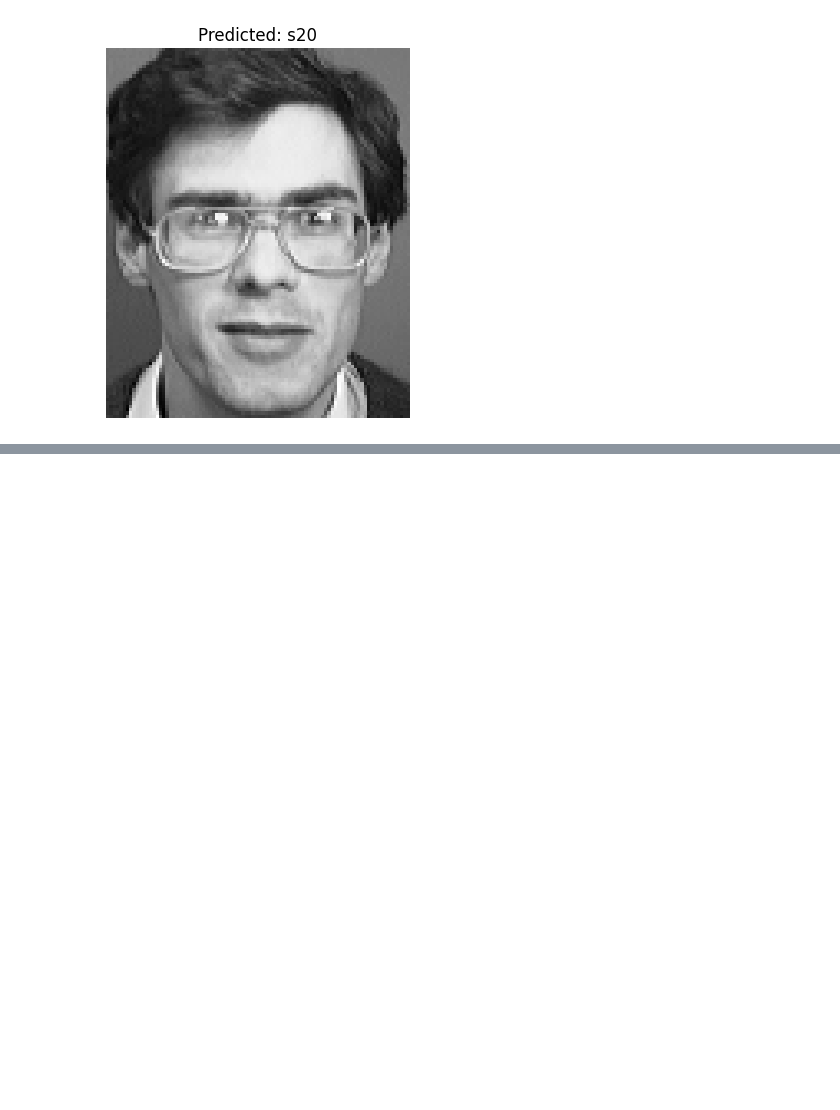
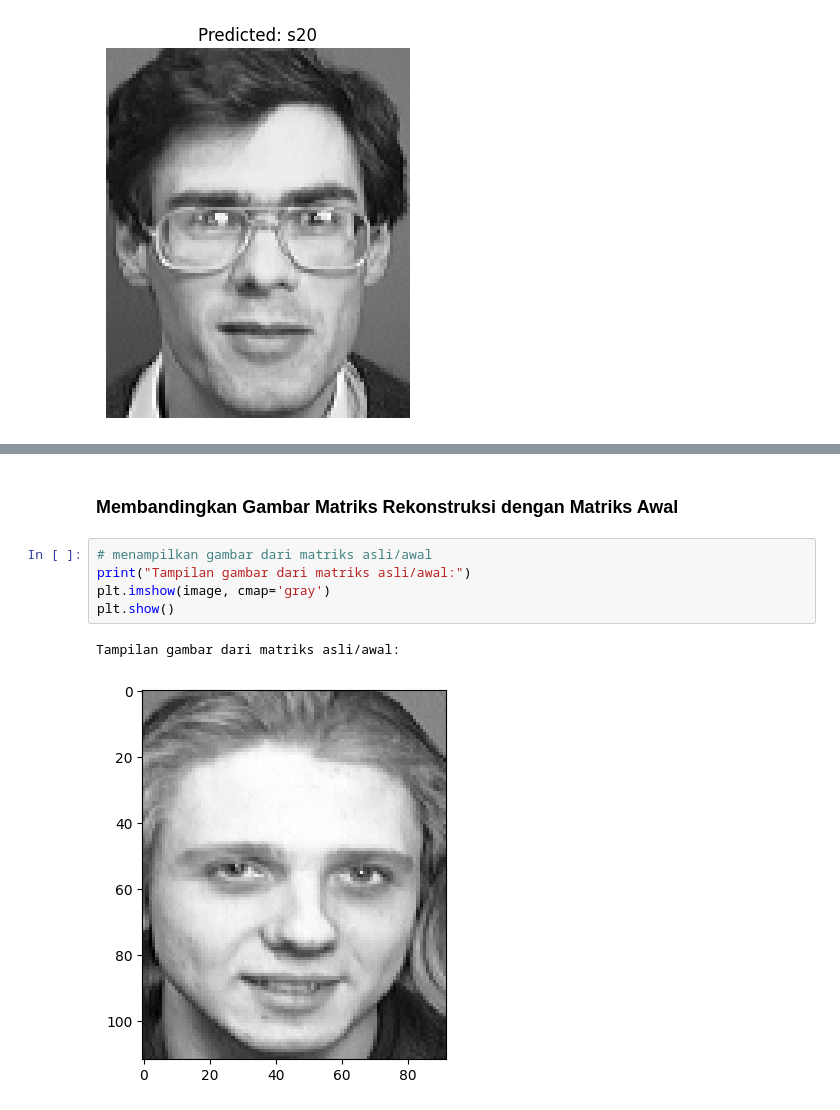
Before and after one commit to Nacxht/komputasi-aljabar-linier, a Jupyter notebook: src/eigenfaces/eigenfaces.ipynb, the cells around one changed output, grey strips where cells are left out. Saved outputs shown, nothing was run; the diff lists cells and outputs as text; blank space fills up the shorter version.

```diff
--- a/src/eigenfaces/eigenfaces.ipynb
+++ b/src/eigenfaces/eigenfaces.ipynb
@@ -400,0 +676,10 @@ for i in range(5):
+# %% [markdown]
+### Membandingkan Gambar Matriks Rekonstruksi dengan Matriks Awal
+# %%
+# menampilkan gambar dari matriks asli/awal
+print("Tampilan gambar dari matriks asli/awal:")
+plt.imshow(image, cmap='gray')
+plt.show()
+# %% [output]
+Tampilan gambar dari matriks asli/awal:
+[figure, added]
```
Also changed, not shown: parts of 32 cells of this notebook, 2 other files.
